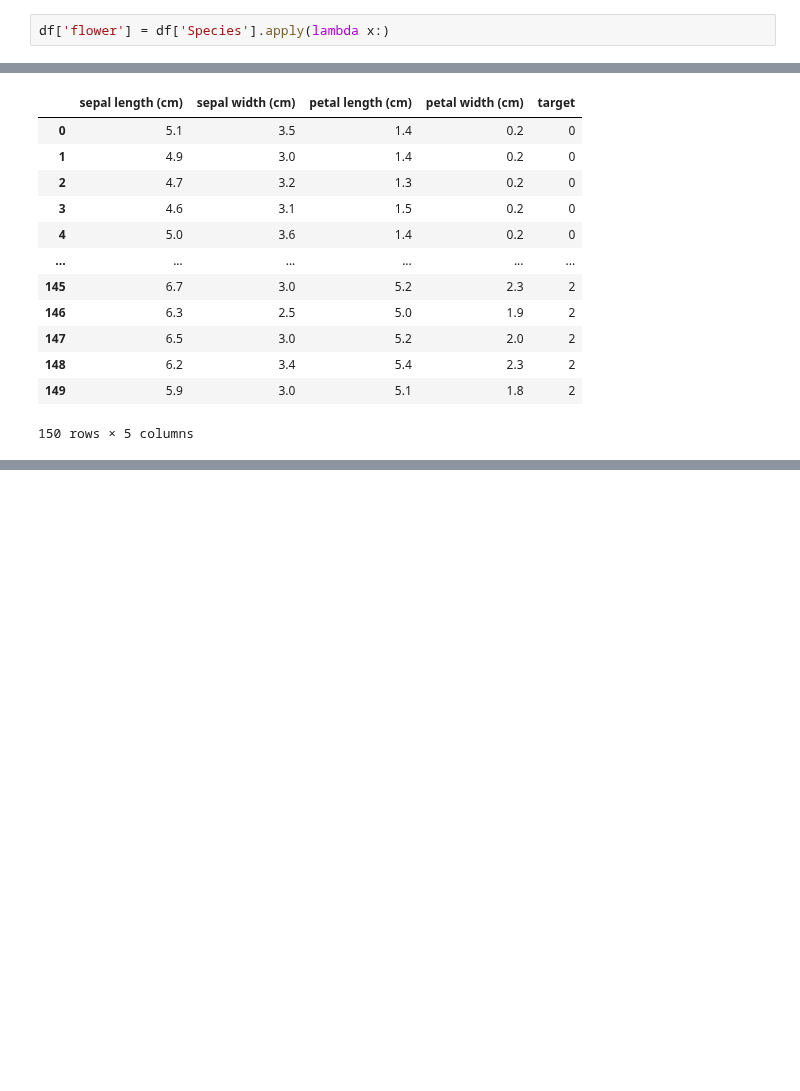
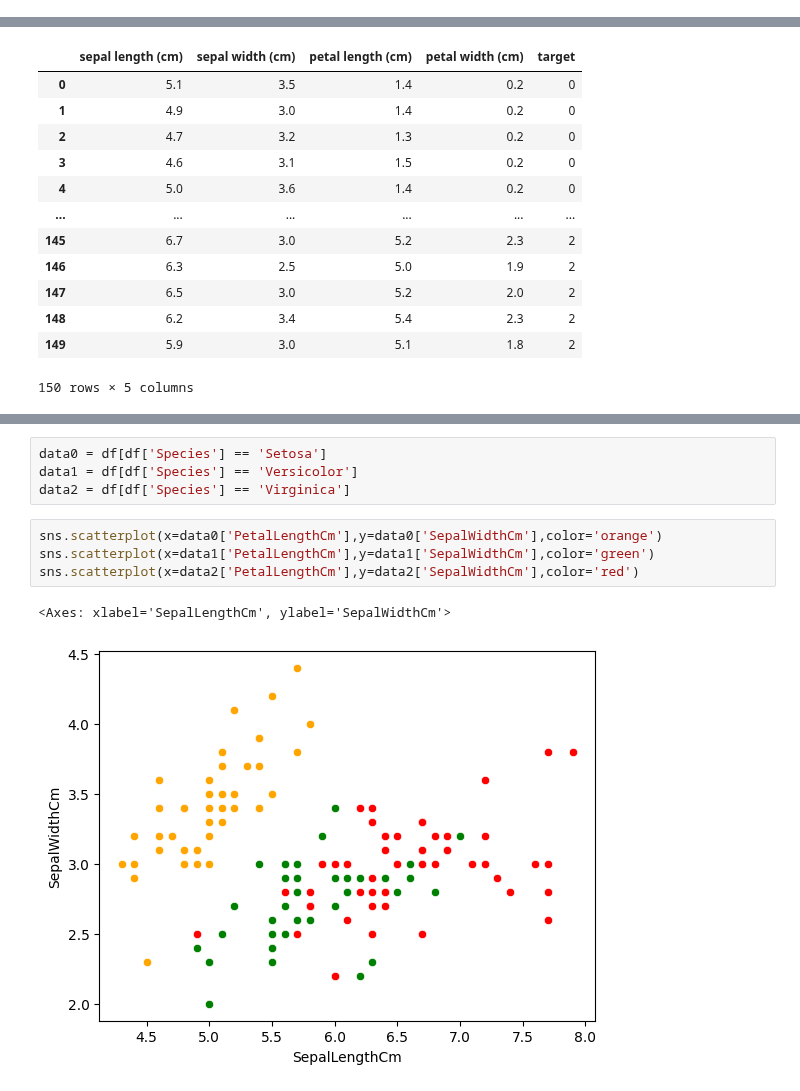
Before and after one commit to JOCRZ/Data-Science-Diploma, a Jupyter notebook: Machine-Learning/SVM/Project1/Project1.ipynb, the cells around one changed output, grey strips where cells are left out. Cells and saved outputs as stored; diff of their text form; blank space fills up the shorter version.

```diff
--- a/Machine-Learning/SVM/Project1/Project1.ipynb
+++ b/Machine-Learning/SVM/Project1/Project1.ipynb
@@ -30,2 +16,0 @@ from sklearn.svm import SVC
-# %%
-df['flower'] = df['Species'].apply(lambda x:)
@@ -62,0 +65,11 @@ data
+# %%
+data0 = df[df['Species'] == 'Setosa']
+data1 = df[df['Species'] == 'Versicolor']
+data2 = df[df['Species'] == 'Virginica']
+# %%
+sns.scatterplot(x=data0['PetalLengthCm'],y=data0['SepalWidthCm'],color='orange')
+sns.scatterplot(x=data1['PetalLengthCm'],y=data1['SepalWidthCm'],color='green')
+sns.scatterplot(x=data2['PetalLengthCm'],y=data2['SepalWidthCm'],color='red')
+# %% [output]
+<Axes: xlabel='SepalLengthCm', ylabel='SepalWidthCm'>
+[figure, added]
```
Also changed, not shown: parts of 15 cells of this notebook.
